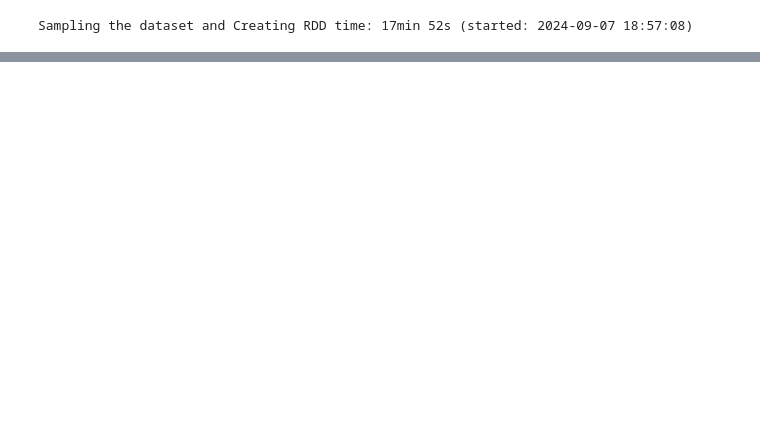
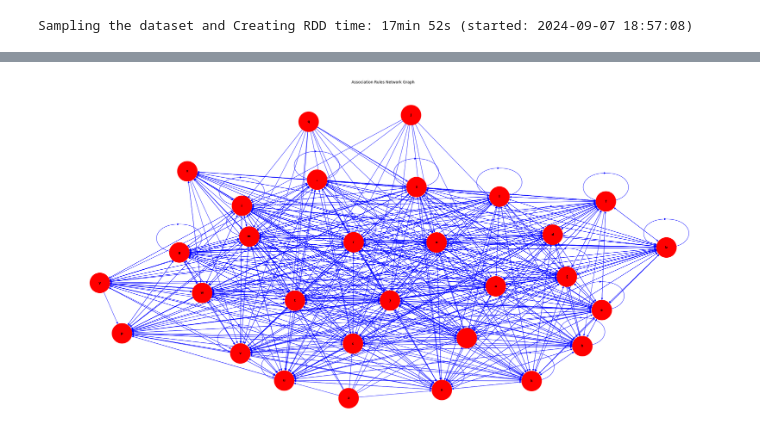
Before and after one commit to Hos96/Market-Basket, a Jupyter notebook: Hossein_Akrami_Market_Basket_Analysis.ipynb, the cells around one changed output, grey strips where cells are left out. Saved outputs shown, nothing was run; the diff lists cells and outputs as text; code cells hidden in the pictures; blank space fills up the shorter version.

```diff
--- a/Hossein_Akrami_Market_Basket_Analysis.ipynb
+++ b/Hossein_Akrami_Market_Basket_Analysis.ipynb
@@ -197,26 +213,28 @@ rules_df = pd.DataFrame(rules).sort_values(by='confidence', ascending=False).res
 # %%
 import networkx as nx
 import matplotlib.pyplot as plt
 
 # Helper function to wrap text
 def wrap_text(text, width=10):
     return '\n'.join(text[i:i+width] for i in range(0, len(text), width))
 
 # Create a directed graph
 G = nx.DiGraph()
 
 # Add edges
 for _, row in rules_df.iterrows():
     for antecedent in row['antecedents']:
         for consequent in row['consequents']:
             G.add_edge(wrap_text(antecedent), wrap_text(consequent))
 
 # Draw the graph
 pos = nx.spring_layout(G, k=3, iterations=50)
-plt.figure(figsize=(20, 15))
-nx.draw(G, pos, with_labels=True, node_size=3000, node_color='skyblue', font_size=10, font_weight='bold', arrowsize=15)
+plt.figure(figsize=(30, 15))
+nx.draw(G, pos, with_labels=True, node_size=4000, node_color='red', font_size=10, font_weight='bold', arrowsize=12, edge_color='blue')
 plt.title("Association Rules Network Graph")
 plt.show()
+# %% [output]
+[figure, added]
 # %%
 from google.colab import files
 
```
Also changed, not shown: parts of 3 cells of this notebook.
